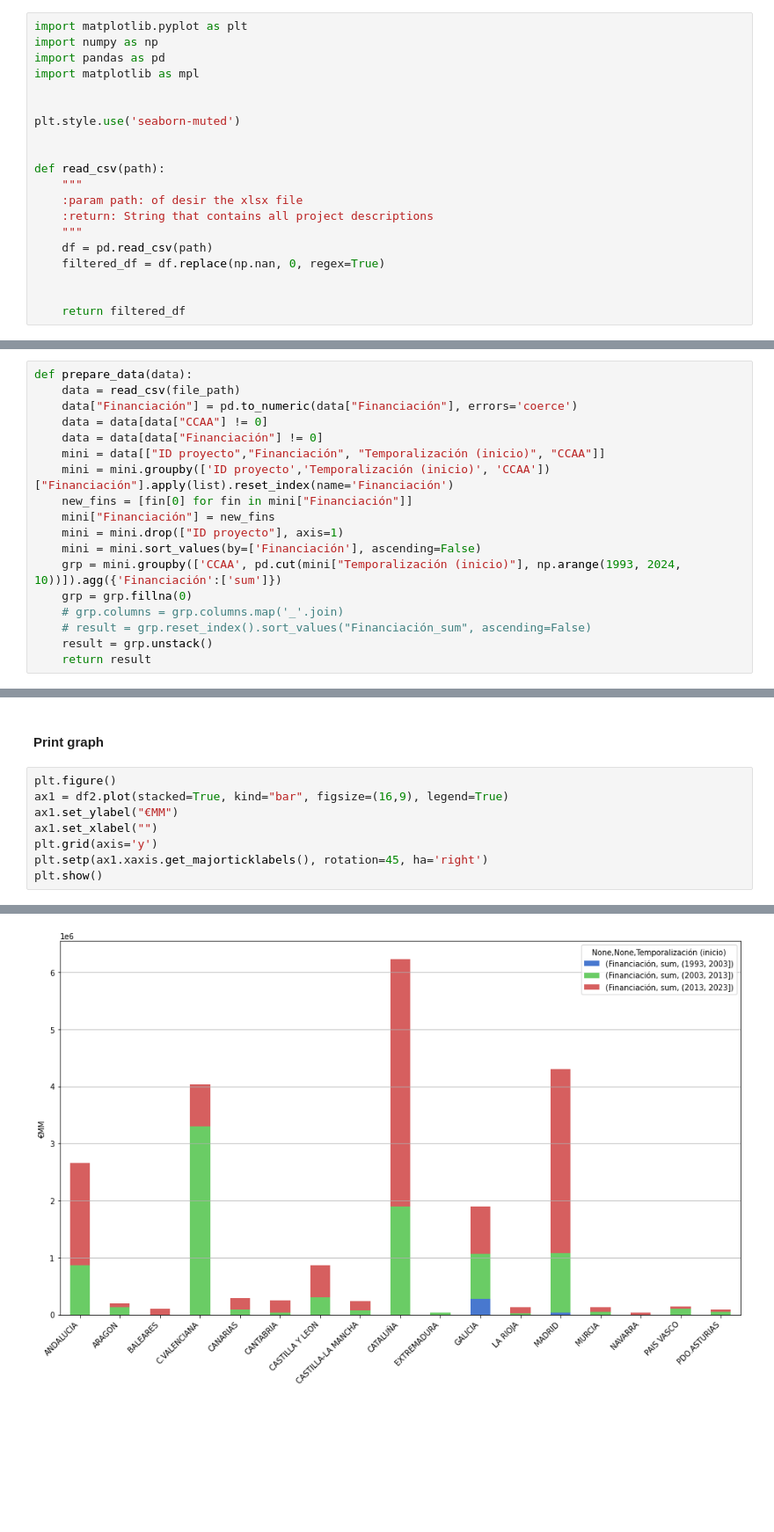
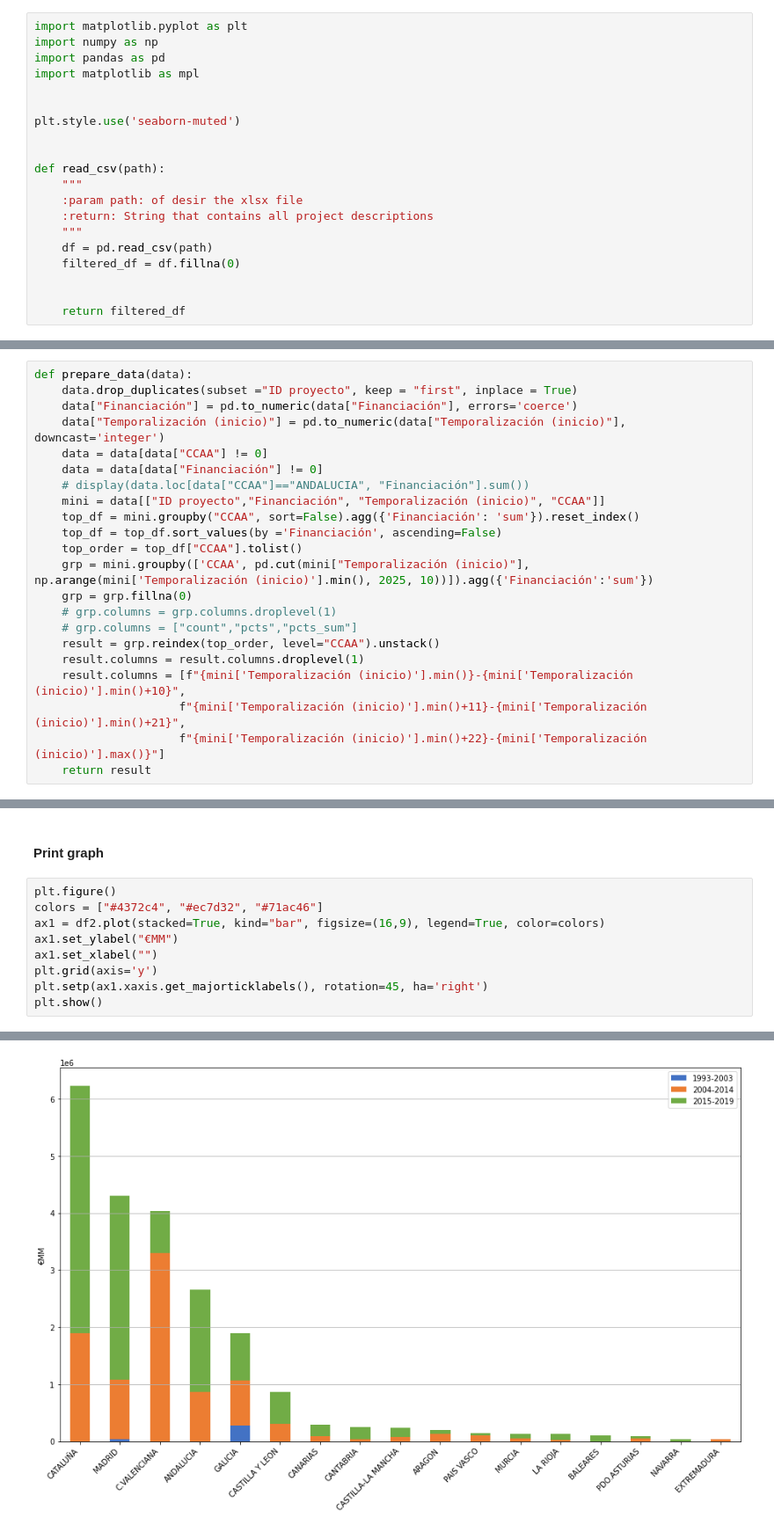
Before and after one commit to linhd-postdata/desir, a Jupyter notebook: Fig16. Geographical distribution of funding divided according to the three phases.ipynb, the cells around one changed output, grey strips where cells are left out. Shown at 88% size. Cells and saved outputs as stored; diff of their text form; blank space fills up the shorter version.

Commit message:
Fix names and titles of plots, check data tables

```diff
--- a/Fig16. Geographical distribution of funding divided according to the three phases.ipynb
+++ b/Fig16. Geographical distribution of funding divided according to the three phases.ipynb
@@ -18,7 +18,7 @@ def read_csv(path):
     :return: String that contains all project descriptions
     """
     df = pd.read_csv(path)
-    filtered_df = df.replace(np.nan, 0, regex=True)
+    filtered_df = df.fillna(0)
 
 
     return filtered_df
@@ -30,21 +30,25 @@ file_path = "data/mapeo_proyectos.csv"
 #### Define function to clean projects data
 # %%
 def prepare_data(data):
-    data = read_csv(file_path)
+    data.drop_duplicates(subset ="ID proyecto", keep = "first", inplace = True)
     data["Financiación"] = pd.to_numeric(data["Financiación"], errors='coerce')
+    data["Temporalización (inicio)"] = pd.to_numeric(data["Temporalización (inicio)"], downcast='integer')
     data = data[data["CCAA"] != 0]
     data = data[data["Financiación"] != 0]
+    # display(data.loc[data["CCAA"]=="ANDALUCIA", "Financiación"].sum())
     mini = data[["ID proyecto","Financiación", "Temporalización (inicio)", "CCAA"]]
-    mini = mini.groupby(['ID proyecto','Temporalización (inicio)', 'CCAA'])["Financiación"].apply(list).reset_index(name='Financiación')
-    new_fins = [fin[0] for fin in mini["Financiación"]]
-    mini["Financiación"] = new_fins
-    mini = mini.drop(["ID proyecto"], axis=1)
-    mini = mini.sort_values(by=['Financiación'], ascending=False)
-    grp = mini.groupby(['CCAA', pd.cut(mini["Temporalización (inicio)"], np.arange(1993, 2024, 10))]).agg({'Financiación':['sum']})
+    top_df = mini.groupby("CCAA", sort=False).agg({'Financiación': 'sum'}).reset_index()
+    top_df = top_df.sort_values(by ='Financiación', ascending=False)
+    top_order = top_df["CCAA"].tolist()
+    grp = mini.groupby(['CCAA', pd.cut(mini["Temporalización (inicio)"], np.arange(mini['Temporalización (inicio)'].min(), 2025, 10))]).agg({'Financiación':'sum'})
     grp = grp.fillna(0)
-    # grp.columns = grp.columns.map('_'.join)
-    # result = grp.reset_index().sort_values("Financiación_sum", ascending=False)
-    result = grp.unstack()
+    # grp.columns = grp.columns.droplevel(1)
+    # grp.columns = ["count","pcts","pcts_sum"]
+    result = grp.reindex(top_order, level="CCAA").unstack()
+    result.columns = result.columns.droplevel(1)
+    result.columns = [f"{mini['Temporalización (inicio)'].min()}-{mini['Temporalización (inicio)'].min()+10}",
+                     f"{mini['Temporalización (inicio)'].min()+11}-{mini['Temporalización (inicio)'].min()+21}",
+                     f"{mini['Temporalización (inicio)'].min()+22}-{mini['Temporalización (inicio)'].max()}"]
     return result
 # %% [markdown]
 #### Run program
@@ -55,12 +61,13 @@ df2 = prepare_data(proyectos)
 #### Print graph
 # %%
 plt.figure()
-ax1 = df2.plot(stacked=True, kind="bar", figsize=(16,9), legend=True)
+colors = ["#4372c4", "#ec7d32", "#71ac46"]
+ax1 = df2.plot(stacked=True, kind="bar", figsize=(16,9), legend=True, color=colors)
 ax1.set_ylabel("€MM")
 ax1.set_xlabel("")
 plt.grid(axis='y')
 plt.setp(ax1.xaxis.get_majorticklabels(), rotation=45, ha='right')
 plt.show()
 # %% [output]
 <Figure size 432x288 with 0 Axes>
-[figure, old version]
+[figure, new version]
```
Also changed, not shown: parts of 3 cells of this notebook, 6 other files.
